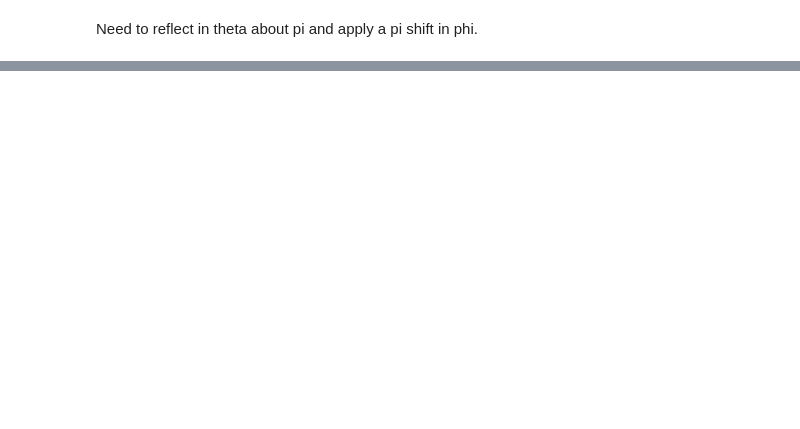
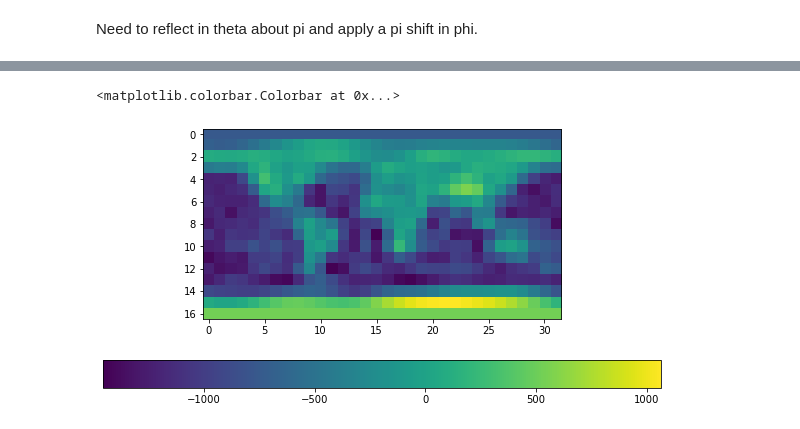
Before and after one commit to astro-informatics/s2fft, a Jupyter notebook: notebooks/plot_earth.ipynb, the cells around one changed output, grey strips where cells are left out. Drawn from its saved outputs; the diff is of its cells as text; code cells hidden in the pictures; blank space fills up the shorter version.

```diff
--- a/notebooks/plot_earth.ipynb
+++ b/notebooks/plot_earth.ipynb
@@ -56,0 +39,10 @@ array([0.        , 0.6981317 , 1.3962634 , 2.0943951 , 2.7925268 ,
+# %%
+sampling = "mwss"
+f = s2f.transform.inverse_sov_fft(flm, L, spin=0, sampling=sampling)
+f = np.fliplr(f)
+# %%
+plt.imshow(np.real(f))
+plt.colorbar(orientation="horizontal")
+# %% [output]
+<matplotlib.colorbar.Colorbar at 0x...>
+[figure, added]
```
Also changed, not shown: parts of 13 cells of this notebook, 1 other file.
